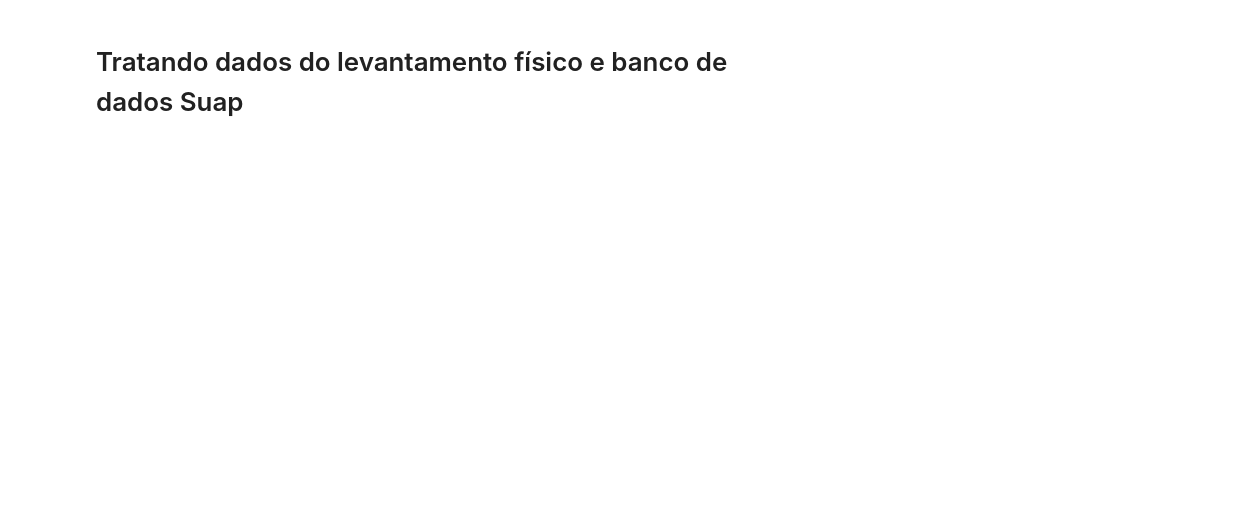
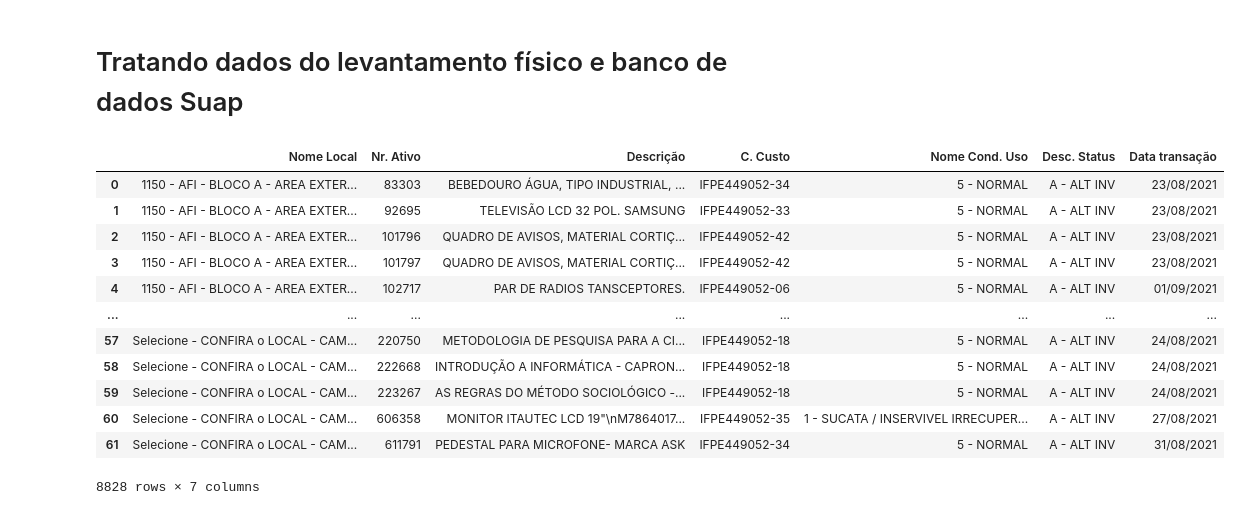
Before and after one commit to ricardoseminsta/inventario, a Jupyter notebook: inventario.ipynb, the cells around one changed output. Saved outputs shown, nothing was run; the diff lists cells and outputs as text; code cells hidden in the pictures; blank space fills up the shorter version.

```diff
--- a/inventario.ipynb
+++ b/inventario.ipynb
@@ -3,33 +3,48 @@
 # %%
 import pandas as pd
 
 #total geral = 10044; total livros = 4706; total geral sem livros = 5355
 
 suap = pd.read_excel('suap.xlsx')
 # print('suap info')
 # display(suap.info())
 
 priori= pd.read_excel('priori_completo.xlsx')
 
 # capturando segunda planilha e removendo coluna observação
 priori2 = pd.read_excel('priori_completo.xlsx', sheet_name=1)
 priori2 = priori2.drop(columns='Observação')
 
 # juntando planilhas
 priori = pd.concat([priori, priori2])
 
 priori_ED = priori['C. Custo'].drop_duplicates()
 priori_ED = priori_ED.drop([6606, 6607])
 # IFPE449052-99 IFPE449052-87 elementos de despesa dropados
 
 priori_ED = priori_ED.sort_values(ascending=True)
+#reindexando uutilizando list comprehension
+priori_ED.index = [x for x in range(0, len(priori_ED))]
 
 # display(priori.info())
-
-
+priori
 # priori_livros = priori[priori['ED_priori'].str.contains('449052-18')]
 # priori = priori[priori['ED_priori'].str.contains('449052-18')==False]
 # display(priori.info())
+# %% [output]
+|  | Nome Local | Nr. Ativo | Descrição | C. Custo | Nome Cond. Uso | Desc. Status | Data transação |
+| 0 | 1150 - AFI - BLOCO A - AREA EXTER... | 83303 | BEBEDOURO ÁGUA, TIPO INDUSTRIAL, ... | IFPE449052-34 | 5 - NORMAL | A - ALT INV | 23/08/2021 |
+| 1 | 1150 - AFI - BLOCO A - AREA EXTER... | 92695 | TELEVISÃO LCD 32 POL. SAMSUNG | IFPE449052-33 | 5 - NORMAL | A - ALT INV | 23/08/2021 |
+| 2 | 1150 - AFI - BLOCO A - AREA EXTER... | 101796 | QUADRO DE AVISOS, MATERIAL CORTIÇ... | IFPE449052-42 | 5 - NORMAL | A - ALT INV | 23/08/2021 |
+| 3 | 1150 - AFI - BLOCO A - AREA EXTER... | 101797 | QUADRO DE AVISOS, MATERIAL CORTIÇ... | IFPE449052-42 | 5 - NORMAL | A - ALT INV | 23/08/2021 |
+| 4 | 1150 - AFI - BLOCO A - AREA EXTER... | 102717 | PAR DE RADIOS TANSCEPTORES. | IFPE449052-06 | 5 - NORMAL | A - ALT INV | 01/09/2021 |
+| ... | ... | ... | ... | ... | ... | ... | ... |
+| 57 | Selecione - CONFIRA o LOCAL - CAM... | 220750 | METODOLOGIA DE PESQUISA PARA A CI... | IFPE449052-18 | 5 - NORMAL | A - ALT INV | 24/08/2021 |
+| 58 | Selecione - CONFIRA o LOCAL - CAM... | 222668 | INTRODUÇÃO A INFORMÁTICA - CAPRON... | IFPE449052-18 | 5 - NORMAL | A - ALT INV | 24/08/2021 |
+| 59 | Selecione - CONFIRA o LOCAL - CAM... | 223267 | AS REGRAS DO MÉTODO SOCIOLÓGICO -... | IFPE449052-18 | 5 - NORMAL | A - ALT INV | 24/08/2021 |
+| 60 | Selecione - CONFIRA o LOCAL - CAM... | 606358 | MONITOR ITAUTEC LCD 19"\nM7864017... | IFPE449052-35 | 1 - SUCATA / INSERVIVEL IRRECUPER... | A - ALT INV | 27/08/2021 |
+| 61 | Selecione - CONFIRA o LOCAL - CAM... | 611791 | PEDESTAL PARA MICROFONE- MARCA ASK | IFPE449052-34 | 5 - NORMAL | A - ALT INV | 31/08/2021 |
+8828 rows × 7 columns
 # %%
 livros1 = pd.read_table("parte 1 biblio.xls")
 livros2 = pd.read_table("parte 2 biblio.xls")
```
Also changed, not shown: parts of 4 cells of this notebook, 1 other file.
